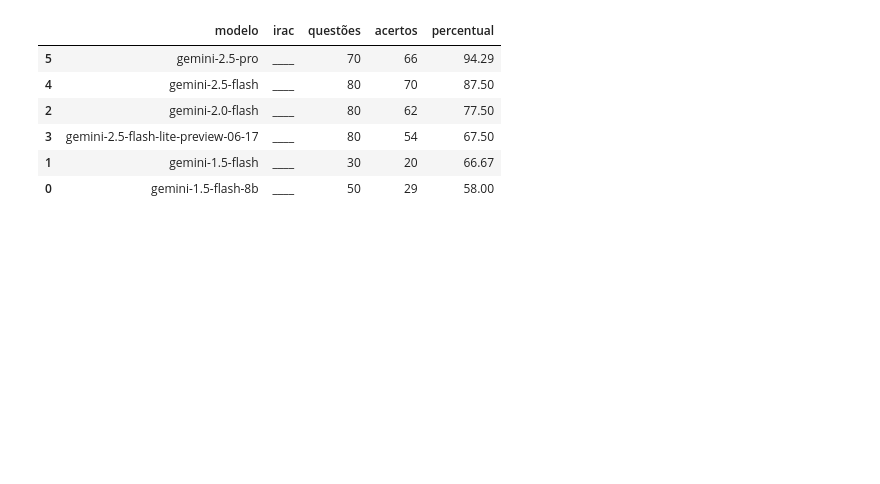
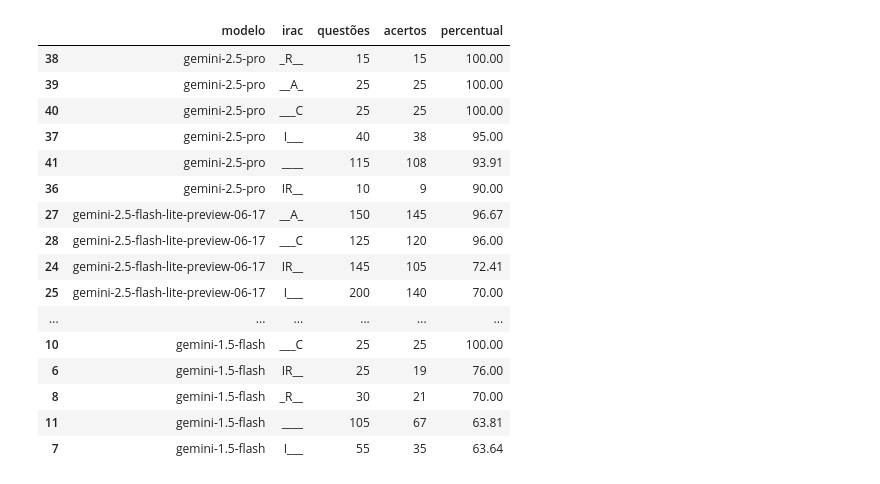
Before and after one commit to pcalais/law-cognitive-structure, a Jupyter notebook: notebooks/evaluate-models.ipynb, the cells around one changed output. Cells and saved outputs as stored; diff of their text form; code cells hidden in the pictures; blank space fills up the shorter version.

```diff
--- a/notebooks/evaluate-models.ipynb
+++ b/notebooks/evaluate-models.ipynb
@@ -34,41 +34,51 @@ for filepath in csv_files:
 
     # Lê o CSV com pandas
     df = pd.read_csv(filepath)
 
     # Garante que as colunas esperadas estão presentes
     if 'alternativa' not in df.columns or 'correct' not in df.columns:
         print(f"Aviso: arquivo {filename} não contém as colunas esperadas.")
         continue
 
     # Conta quantas respostas estão corretas
     total_questions = len(df)
     correct_answers = (df['alternativa'] == df['correct']).sum()
     percentage = correct_answers / total_questions * 100
 
     # Adiciona os resultados à lista
     model_results.append({
         'modelo': model_name,
         'irac': irac,
         'questões': total_questions,
         'acertos': correct_answers,
         'percentual': round(percentage, 2)
     })
 
 # Cria um DataFrame com os resultados
 results_df = pd.DataFrame(model_results)
 
 # Ordena do maior para o menor percentual de acertos
-results_df = results_df.sort_values(by='percentual', ascending=False)
+results_df = results_df.sort_values(by=['modelo', 'percentual'], ascending=False)
 
-results_df.head(20)
+results_df.head(300)
 # %% [output]
 |  | modelo | irac | questões | acertos | percentual |
-| 5 | gemini-2.5-pro | ____ | 70 | 66 | 94.29 |
-| 4 | gemini-2.5-flash | ____ | 80 | 70 | 87.50 |
-| 2 | gemini-2.0-flash | ____ | 80 | 62 | 77.50 |
-| 3 | gemini-2.5-flash-lite-preview-06-17 | ____ | 80 | 54 | 67.50 |
-| 1 | gemini-1.5-flash | ____ | 30 | 20 | 66.67 |
-| 0 | gemini-1.5-flash-8b | ____ | 50 | 29 | 58.00 |
+| 38 | gemini-2.5-pro | _R__ | 15 | 15 | 100.00 |
+| 39 | gemini-2.5-pro | __A_ | 25 | 25 | 100.00 |
+| 40 | gemini-2.5-pro | ___C | 25 | 25 | 100.00 |
+| 37 | gemini-2.5-pro | I___ | 40 | 38 | 95.00 |
+| 41 | gemini-2.5-pro | ____ | 115 | 108 | 93.91 |
+| 36 | gemini-2.5-pro | IR__ | 10 | 9 | 90.00 |
+| 27 | gemini-2.5-flash-lite-preview-06-17 | __A_ | 150 | 145 | 96.67 |
+| 28 | gemini-2.5-flash-lite-preview-06-17 | ___C | 125 | 120 | 96.00 |
+| 24 | gemini-2.5-flash-lite-preview-06-17 | IR__ | 145 | 105 | 72.41 |
+| 25 | gemini-2.5-flash-lite-preview-06-17 | I___ | 200 | 140 | 70.00 |
+| ... | ... | ... | ... | ... | ... |
+| 10 | gemini-1.5-flash | ___C | 25 | 25 | 100.00 |
+| 6 | gemini-1.5-flash | IR__ | 25 | 19 | 76.00 |
+| 8 | gemini-1.5-flash | _R__ | 30 | 21 | 70.00 |
+| 11 | gemini-1.5-flash | ____ | 105 | 67 | 63.81 |
+| 7 | gemini-1.5-flash | I___ | 55 | 35 | 63.64 |
 # %%
 import pandas as pd
 import os
```
Also changed, not shown: parts of 8 cells of this notebook, 4 other files.
